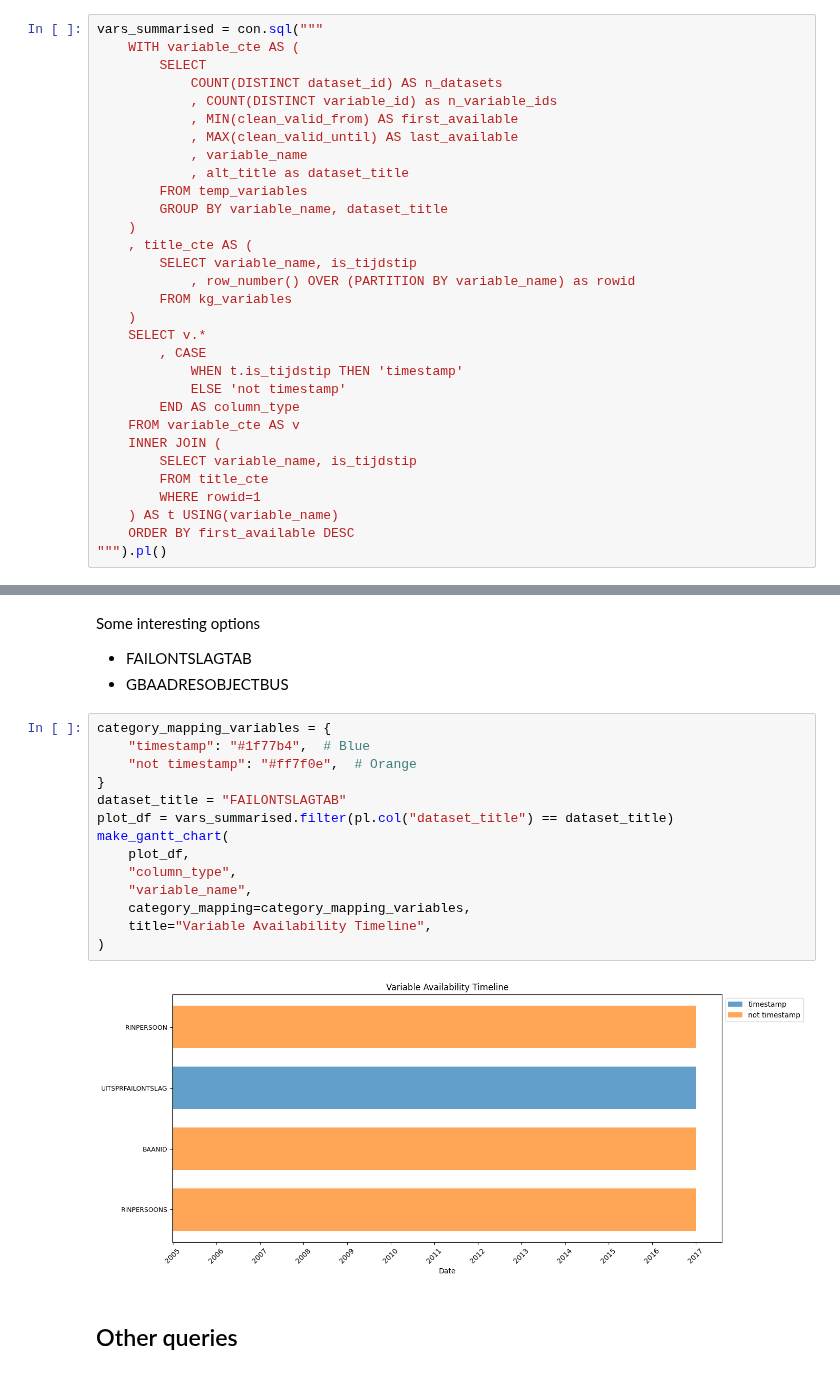
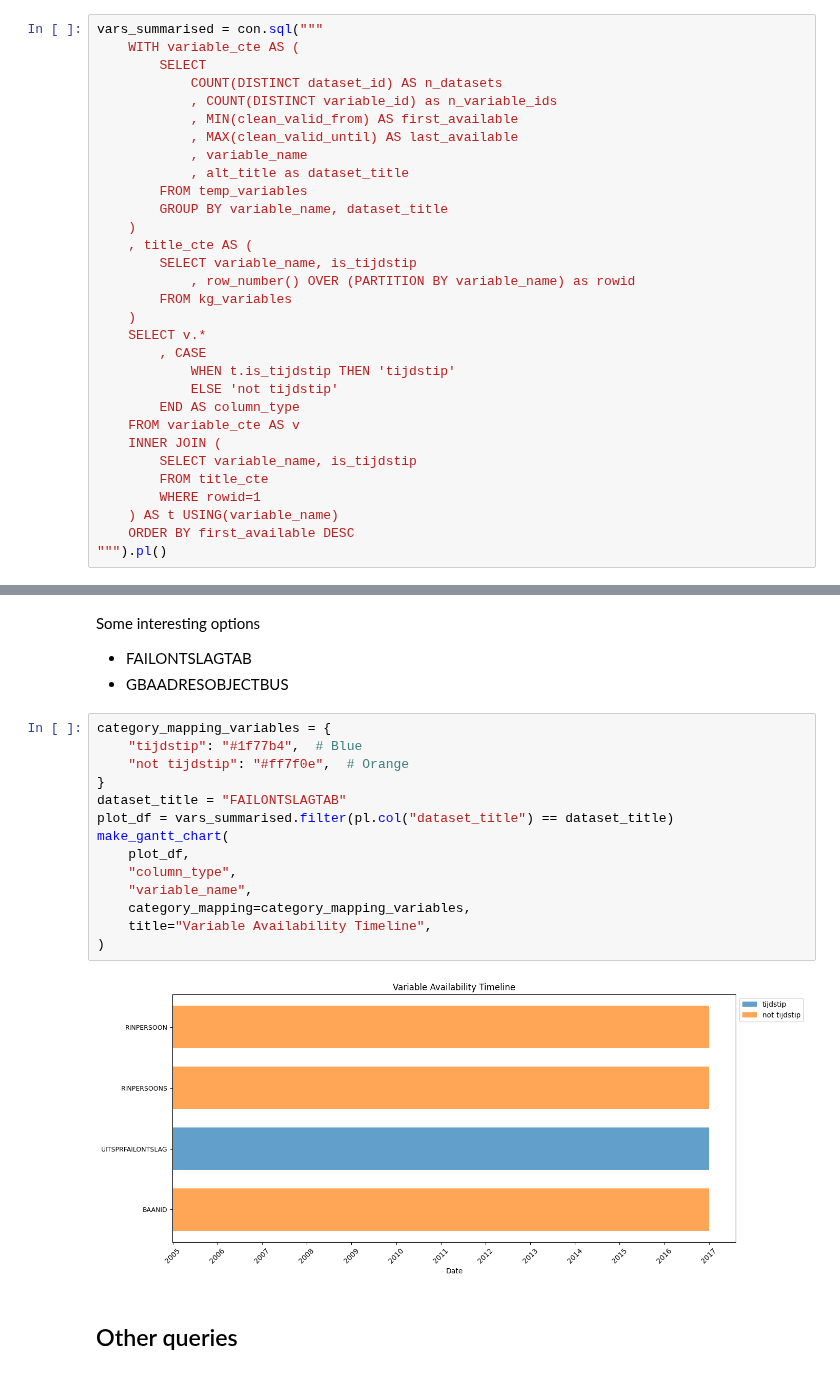
Before and after one commit to NL-LENS/life-event-metadata, a Jupyter notebook: notebooks/visualize.ipynb, the cells around one changed output, grey strips where cells are left out. Saved outputs shown, nothing was run; the diff lists cells and outputs as text.

```diff
--- a/notebooks/visualize.ipynb
+++ b/notebooks/visualize.ipynb
@@ -281,8 +281,8 @@ vars_summarised = con.sql("""
     )
     SELECT v.*
         , CASE
-            WHEN t.is_tijdstip THEN 'timestamp'
-            ELSE 'not timestamp'
+            WHEN t.is_tijdstip THEN 'tijdstip'
+            ELSE 'not tijdstip'
         END AS column_type
     FROM variable_cte AS v
     INNER JOIN (
@@ -322,20 +322,20 @@ Some interesting options
 - GBAADRESOBJECTBUS
 # %%
 category_mapping_variables = {
-    "timestamp": "#1f77b4",  # Blue
-    "not timestamp": "#ff7f0e",  # Orange
+    "tijdstip": "#1f77b4",  # Blue
+    "not tijdstip": "#ff7f0e",  # Orange
 }
 dataset_title = "FAILONTSLAGTAB"
 plot_df = vars_summarised.filter(pl.col("dataset_title") == dataset_title)
 make_gantt_chart(
     plot_df,
     "column_type",
     "variable_name",
     category_mapping=category_mapping_variables,
     title="Variable Availability Timeline",
 )
 # %% [output]
-[figure, old version]
+[figure, new version]
 # %% [markdown]
 ## Other queries
 # %%
```
Also changed, not shown: parts of 13 cells of this notebook.
